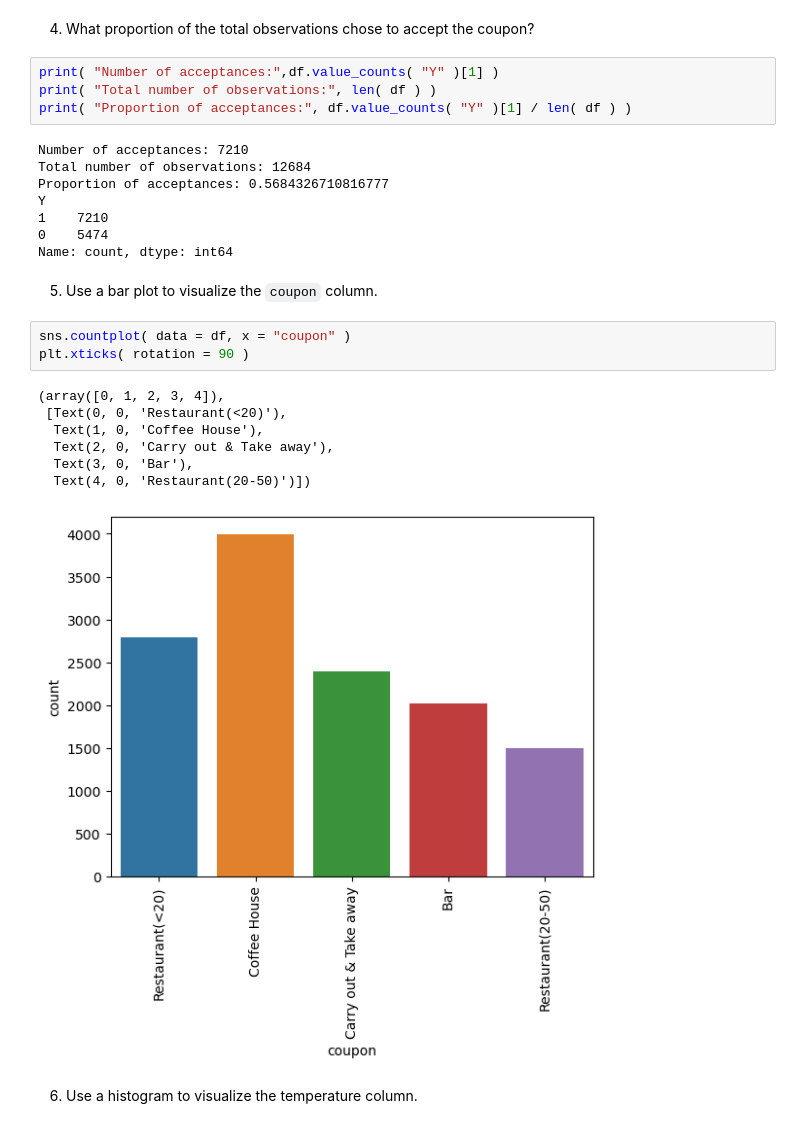
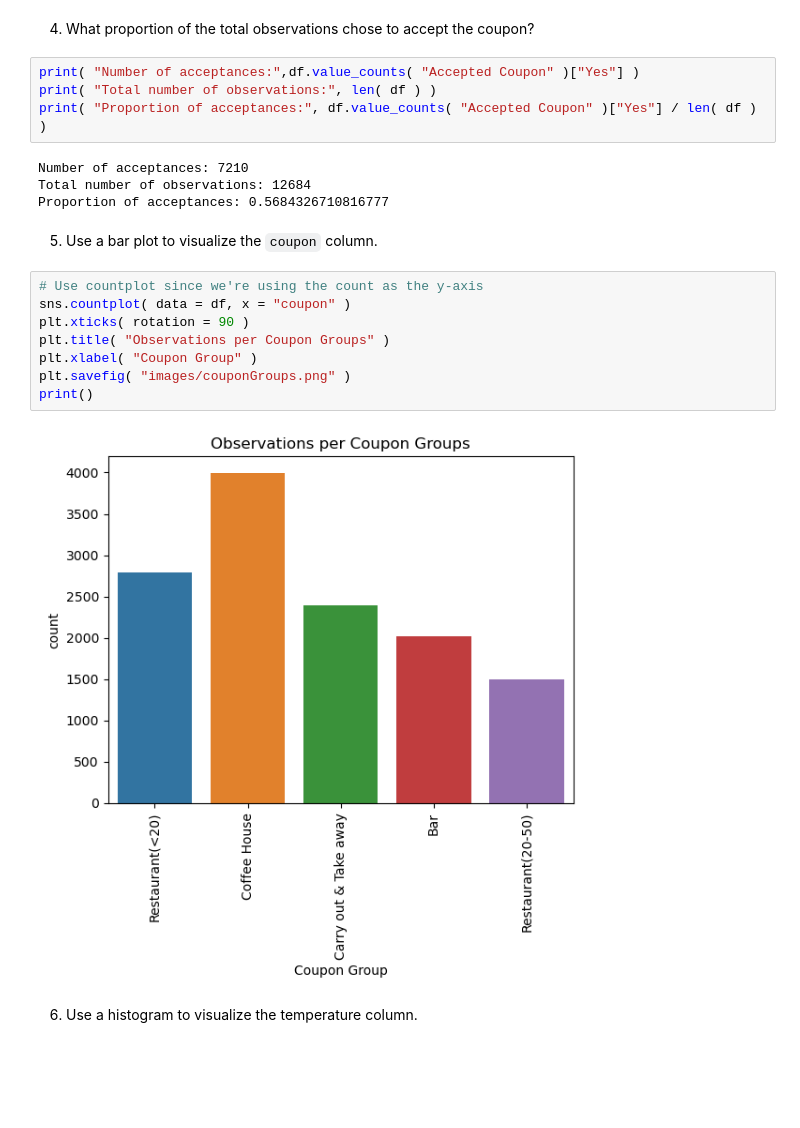
Before and after one commit to DKW2/coupon-acceptance, a Jupyter notebook: CouponAnalysis.ipynb, the cells around one changed output. Saved outputs shown, nothing was run; the diff lists cells and outputs as text; blank space fills up the shorter version.

```diff
--- a/CouponAnalysis.ipynb
+++ b/CouponAnalysis.ipynb
@@ -183,30 +205,25 @@ dtype: int64
 # %% [markdown]
 4. What proportion of the total observations chose to accept the coupon?
 # %%
-print( "Number of acceptances:",df.value_counts( "Y" )[1] )
+print( "Number of acceptances:",df.value_counts( "Accepted Coupon" )["Yes"] )
 print( "Total number of observations:", len( df ) )
-print( "Proportion of acceptances:", df.value_counts( "Y" )[1] / len( df ) )
+print( "Proportion of acceptances:", df.value_counts( "Accepted Coupon" )["Yes"] / len( df ) )
 # %% [output]
 Number of acceptances: 7210
 Total number of observations: 12684
 Proportion of acceptances: 0.5684326710816777
-Y
-1    7210
-0    5474
-Name: count, dtype: int64
 # %% [markdown]
 5. Use a bar plot to visualize the `coupon` column.
-# %%
-sns.countplot( data = df, x = "coupon" )
-plt.xticks( rotation = 90 )
-# %% [output]
-(array([0, 1, 2, 3, 4]),
- [Text(0, 0, 'Restaurant(<20)'),
-  Text(1, 0, 'Coffee House'),
-  Text(2, 0, 'Carry out & Take away'),
-  Text(3, 0, 'Bar'),
-  Text(4, 0, 'Restaurant(20-50)')])
-[figure, removed]
+# %%
+# Use countplot since we're using the count as the y-axis
+sns.countplot( data = df, x = "coupon" )
+plt.xticks( rotation = 90 )
+plt.title( "Observations per Coupon Groups" )
+plt.xlabel( "Coupon Group" )
+plt.savefig( "images/couponGroups.png" )
+print()
+# %% [output]
+[figure, added]
 # %% [markdown]
 6. Use a histogram to visualize the temperature column.
 # %%
```
Also changed, not shown: parts of 99 cells of this notebook, 11 other files.
